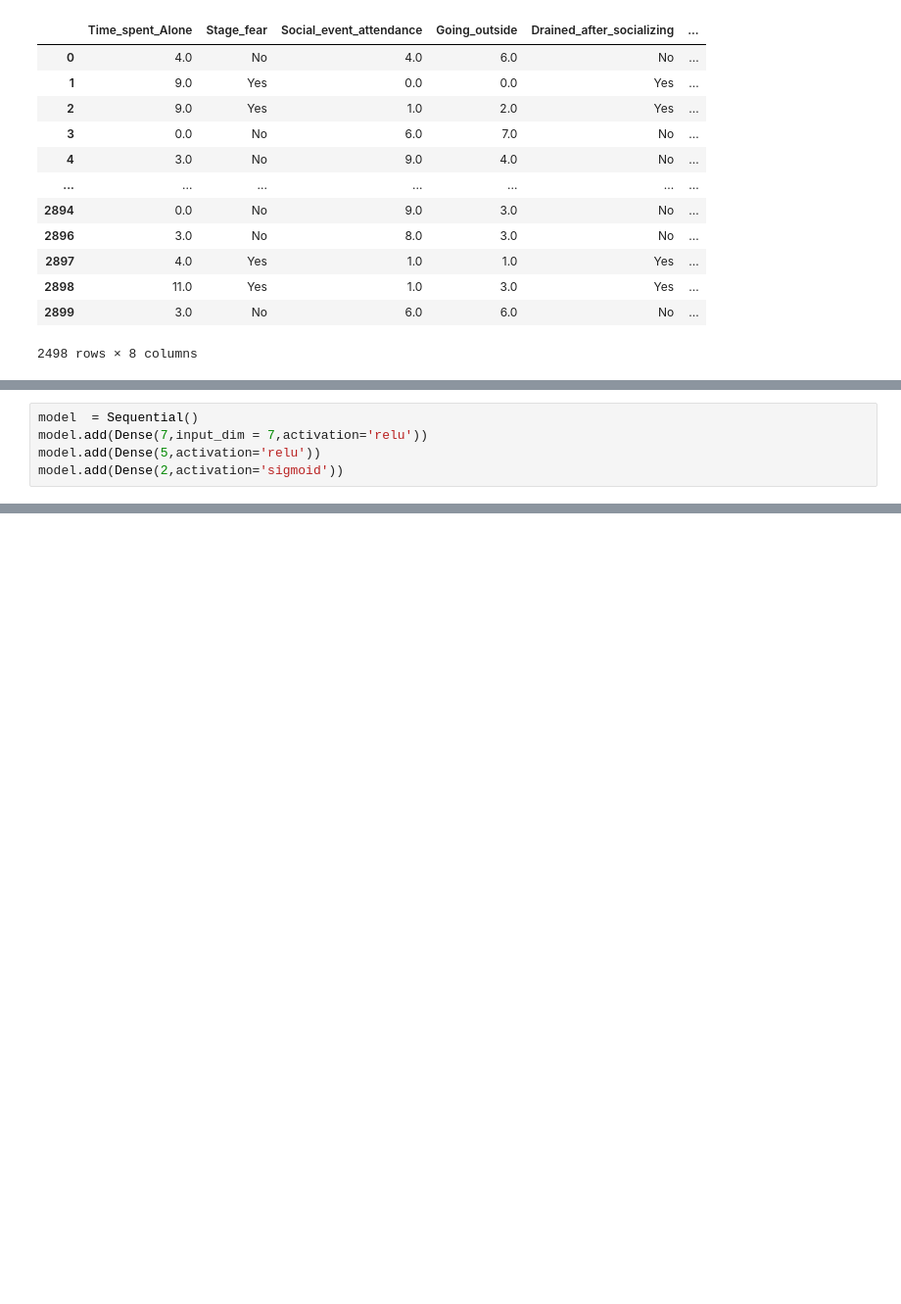
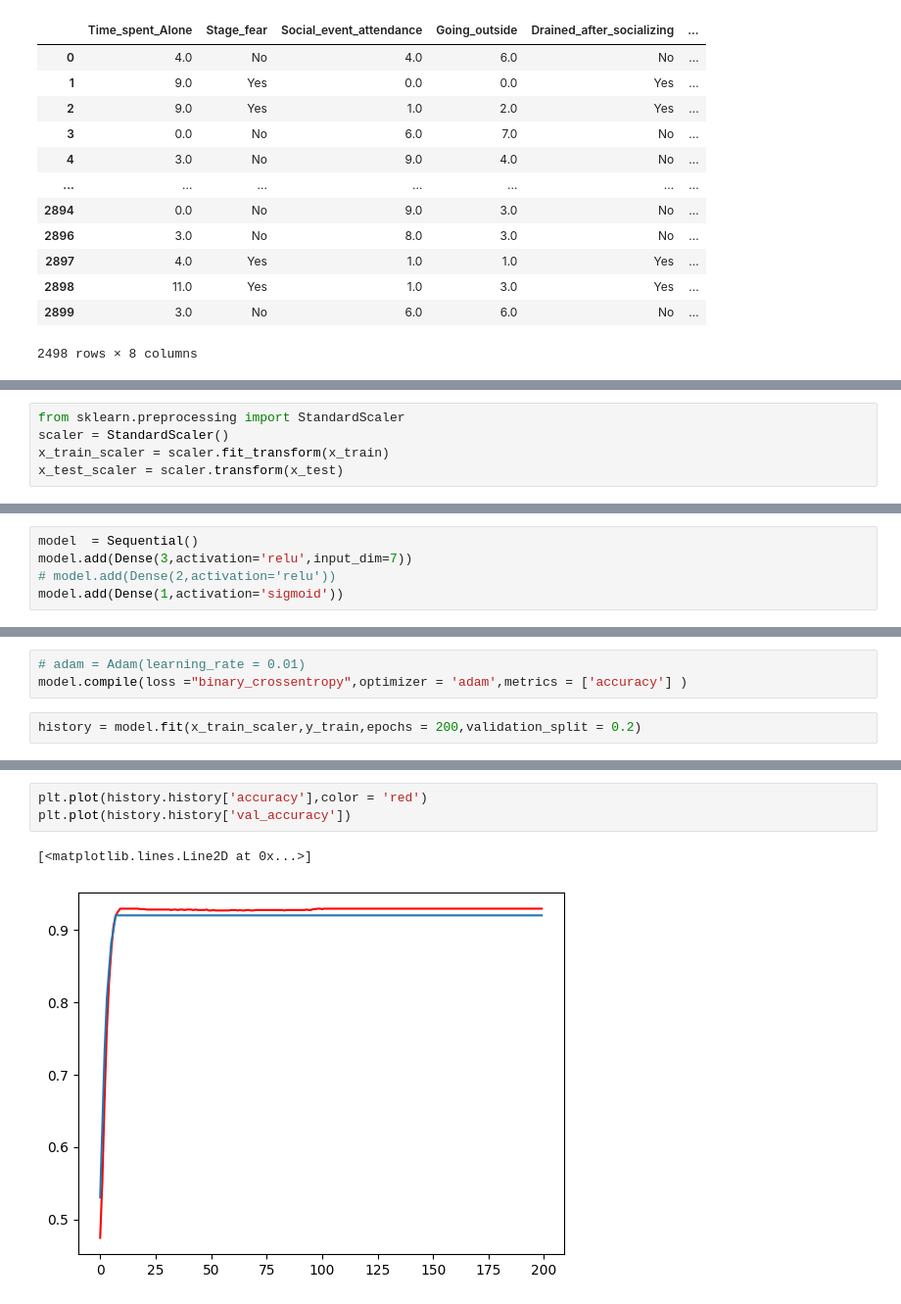
Before and after one commit to sagarsinghchauhan/Machine-Learning-Project-with-multiple-model, a Jupyter notebook: predicting-human-personality.ipynb, the cells around one changed output, grey strips where cells are left out. Shown at 98% size. Drawn from its saved outputs; the diff is of its cells as text; blank space fills up the shorter version.

Commit message:
Kaggle Notebook | Predicting Human Personality(with 98% accuracy) | Version 3

```diff
--- a/predicting-human-personality.ipynb
+++ b/predicting-human-personality.ipynb
@@ -221,3 +266,8 @@ x_train,x_test,y_train,y_test = train_test_split(x,y,test_size =0.2,random_state
 x_train.shape
 # %% [output]
 (1998, 7)
+# %%
+from sklearn.preprocessing import StandardScaler
+scaler = StandardScaler()
+x_train_scaler = scaler.fit_transform(x_train)
+x_test_scaler = scaler.transform(x_test)
@@ -224,6 +289,6 @@ x_train.shape
 # %%
 model  = Sequential()
-model.add(Dense(7,input_dim = 7,activation='relu'))
-model.add(Dense(5,activation='relu'))
-model.add(Dense(2,activation='sigmoid'))
+model.add(Dense(3,activation='relu',input_dim=7))
+# model.add(Dense(2,activation='relu'))
+model.add(Dense(1,activation='sigmoid'))
 # %% [output]
@@ -246 +309,6 @@ Model: "sequential"
  Non-trainable params: 0 (0.00 B)
+# %%
+# adam = Adam(learning_rate = 0.01)
+model.compile(loss ="binary_crossentropy",optimizer = 'adam',metrics = ['accuracy'] )
+# %%
+history = model.fit(x_train_scaler,y_train,epochs = 200,validation_split = 0.2)
@@ -246,0 +333,6 @@ Model: "sequential"
+# %%
+plt.plot(history.history['accuracy'],color = 'red')
+plt.plot(history.history['val_accuracy'])
+# %% [output]
+[<matplotlib.lines.Line2D at 0x...>]
+[figure, added]
```
Also changed, not shown: parts of 14 cells of this notebook.
